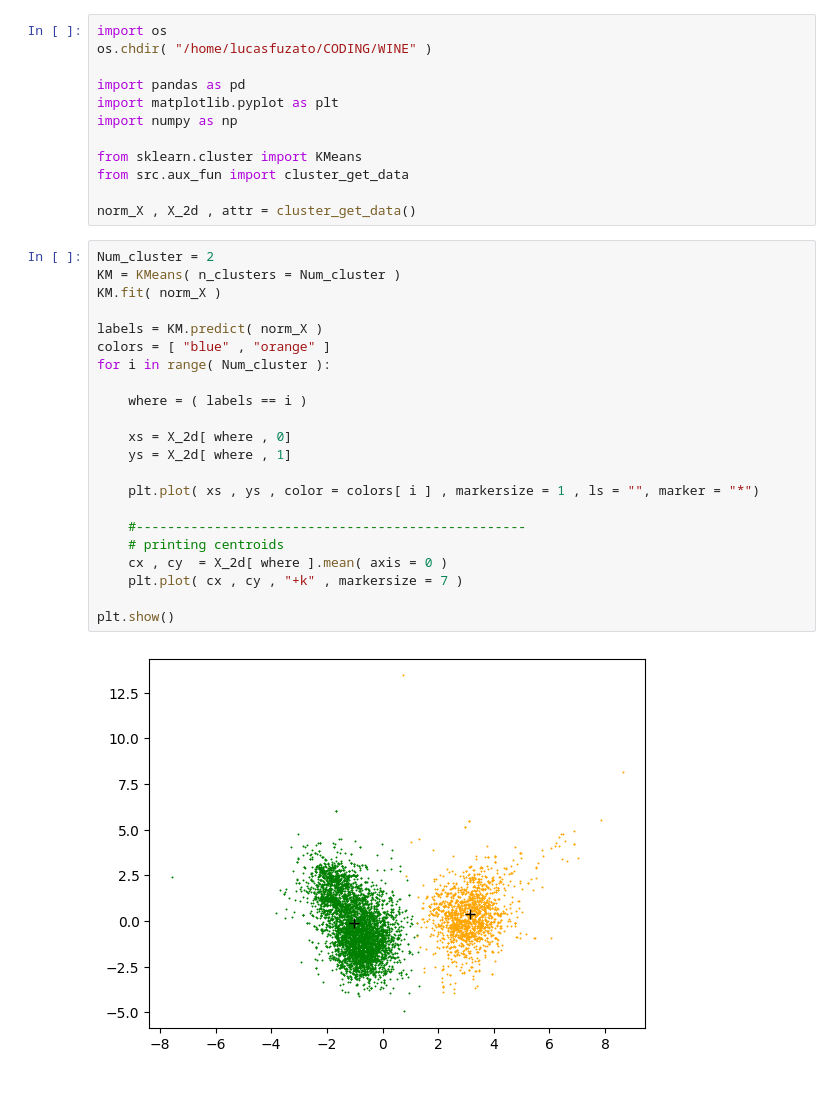
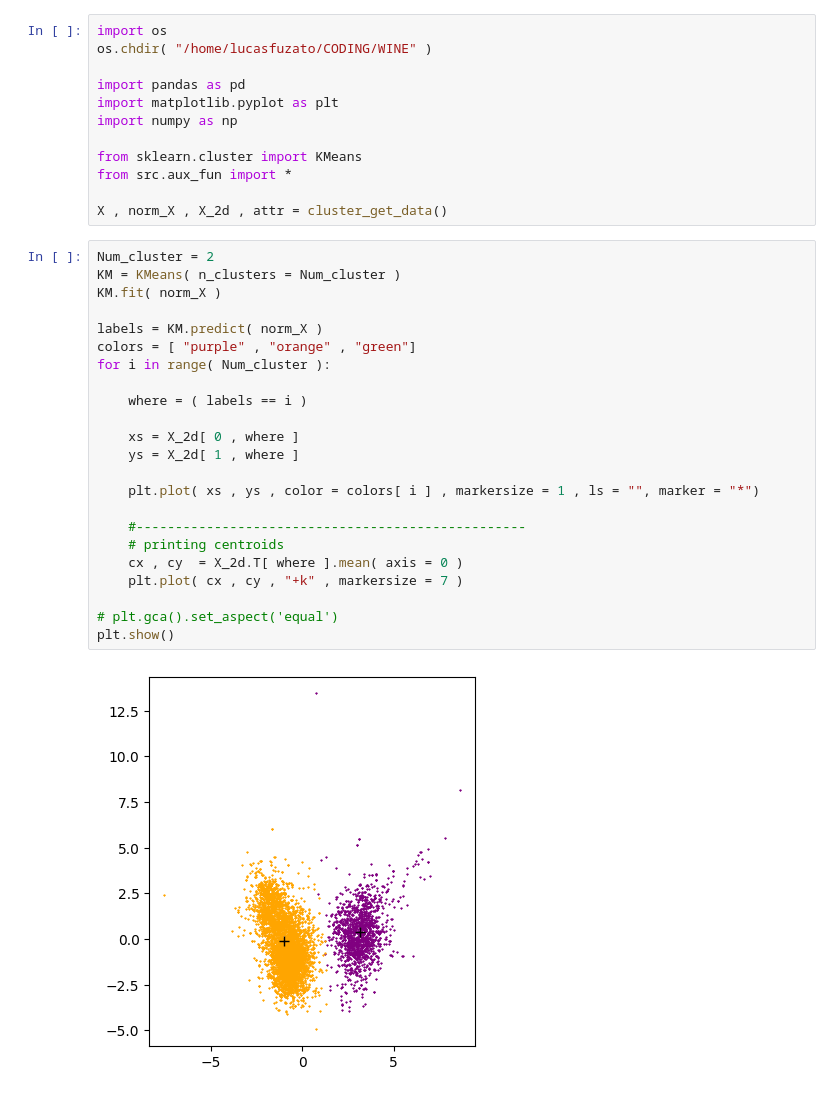
Before and after one commit to LucasBR96/WINE, a Jupyter notebook: src/CLUSTERING/k-means.ipynb, the cells around one changed output. Drawn from its saved outputs; the diff is of its cells as text.

Commit message:
clusterization by kmeans is done!

```diff
--- a/src/CLUSTERING/k-means.ipynb
+++ b/src/CLUSTERING/k-means.ipynb
@@ -7,30 +7,31 @@ import matplotlib.pyplot as plt
 import numpy as np
 
 from sklearn.cluster import KMeans
-from src.aux_fun import cluster_get_data
+from src.aux_fun import *
 
-norm_X , X_2d , attr = cluster_get_data()
+X , norm_X , X_2d , attr = cluster_get_data()
 # %%
 Num_cluster = 2
 KM = KMeans( n_clusters = Num_cluster )
 KM.fit( norm_X )
 
 labels = KM.predict( norm_X )
-colors = [ "blue" , "orange" ]
+colors = [ "purple" , "orange" , "green"]
 for i in range( Num_cluster ):
 
     where = ( labels == i )
 
-    xs = X_2d[ where , 0]
-    ys = X_2d[ where , 1]
+    xs = X_2d[ 0 , where ]
+    ys = X_2d[ 1 , where ]
 
     plt.plot( xs , ys , color = colors[ i ] , markersize = 1 , ls = "", marker = "*")
 
     #--------------------------------------------------
     # printing centroids
-    cx , cy  = X_2d[ where ].mean( axis = 0 )
+    cx , cy  = X_2d.T[ where ].mean( axis = 0 )
     plt.plot( cx , cy , "+k" , markersize = 7 )
 
+# plt.gca().set_aspect('equal')
 plt.show()
 # %% [output]
-[figure, old version]
+[figure, new version]
```
Also changed, not shown: parts of 2 cells of this notebook, 2 other files.
